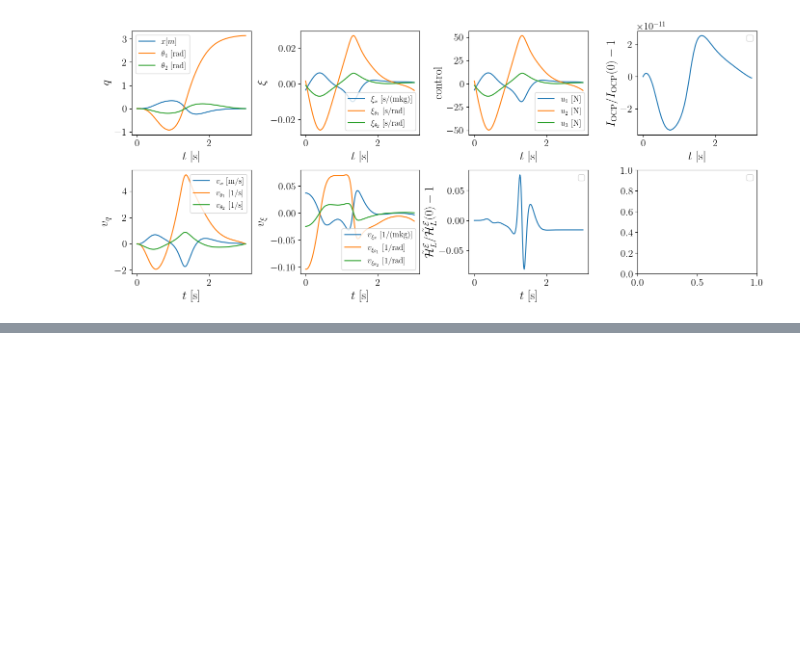
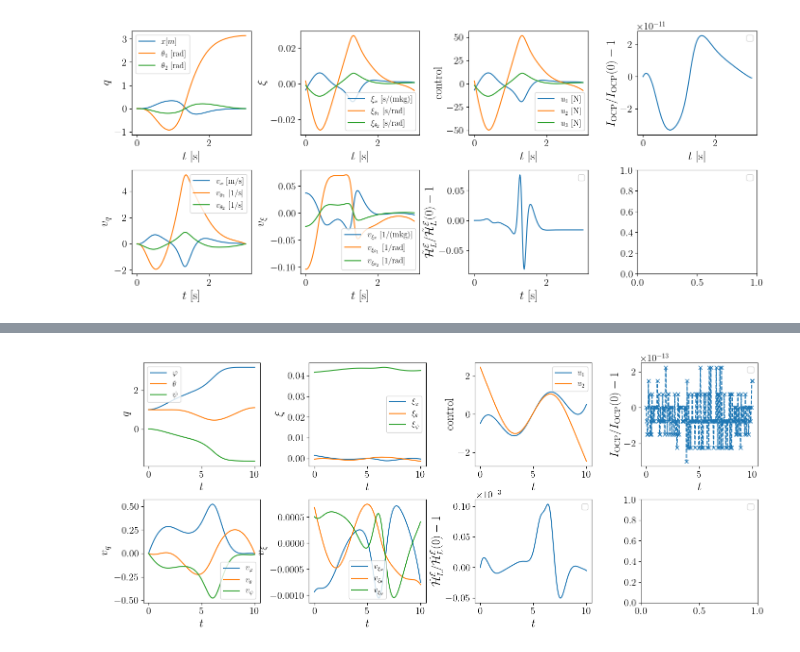
Before and after one commit to Institute-of-Applied-Dynamics/Pendulum_on_a_cart_variational_integrator_program, a Jupyter notebook: plotting_data_double_pendulum.ipynb, the cells around one changed output, grey strips where cells are left out. Drawn from its saved outputs; the diff is of its cells as text; code cells hidden in the pictures; blank space fills up the shorter version.

```diff
--- a/plotting_data_double_pendulum.ipynb
+++ b/plotting_data_double_pendulum.ipynb
@@ -157,0 +192,93 @@ No artists with labels found to put in legend.  Note that artists whose label st
+# %%
+
+plt.rcParams.update({
+    "text.usetex": True,
+    "font.family": "amsmath"
+})
+plot_data = data_rigid['data_fixeda=1g=0.5N=200.pkl'][0]
+
+
+labelfont = 18
+tickfont = 15
+legendfont = 12
+
+fig, axs = plt.subplots(2, 4,figsize=(14,6))
+times = plot_data["parameters"]["times"]
+axs[0,0].plot(times,plot_data["q_d_new"].transpose()[0],label=r'$\varphi$ ')
+axs[0,0].plot(times,plot_data["q_d_new"].transpose()[1],label=r'$\theta$ ')
+axs[0,0].plot(times,plot_data["q_d_new"].transpose()[2],label=r'$\psi$ ')
+axs[0,0].ticklabel_format(style='sci')
+axs[0,0].tick_params(labelsize=tickfont)
+axs[0,0].set_xlabel(r'$t$ ',fontsize=labelfont)
+axs[0,0].set_ylabel(r'$q$',fontsize=labelfont)
+
+axs[0,2].plot(times,plot_data["u_d_new"].transpose()[0],label=r"$u_1$")
+axs[0,2].plot(times,plot_data["u_d_new"].transpose()[1],label=r"$u_2$")
+# axs[0,2].plot(times,loaded_dict_fig1_u["u_d_new"].transpose()[2],label=r"$u_3$ [N]")
+axs[0,2].set_ylabel('control',fontsize=labelfont)
+axs[0,2].set_xlabel(r'$t$ ',fontsize=labelfont)
+
+axs[0,1].plot(times,plot_data["lambda_d_new"].transpose()[0],label=r"$\xi_{\varphi}$ ")
+axs[0,1].plot(times,plot_data["lambda_d_new"].transpose()[1],label=r"$\xi_{\theta}$ ")
+axs[0,1].plot(times,plot_data["lambda_d_new"].transpose()[2],label=r"$\xi_{\psi}$ ")
+axs[0,1].set_ylabel(r'$\xi$',fontsize=labelfont)
+axs[0,1].set_xlabel(r'$t$ ',fontsize=labelfont)
+
+axs[0,3].plot(times,(plot_data["p_y_d_new"].T[0]-plot_data["p_y_d_new"][0,0])/plot_data["p_y_d_new"][0,0],'--x')
+
+axs[0,3].set_ylabel(r'$ I_\mathrm{OCP}/I_\mathrm{OCP}(0)-1$',fontsize=labelfont)
+axs[0,3].set_xlabel(r'$t$ ',fontsize=labelfont)
+
+axs[1,0].plot(times,plot_data["v_y_d_new"].transpose()[0],label=r'$v_{\varphi}$ ')
+axs[1,0].plot(times,plot_data["v_y_d_new"].transpose()[1],label=r'$v_{\theta}$ ')
+axs[1,0].plot(times,plot_data["v_y_d_new"].transpose()[2],label=r'$v_{\psi}$ ')
+axs[1,0].set_ylabel(r'$v_q$',fontsize=labelfont)
+axs[1,0].set_xlabel(r'$t$',fontsize=labelfont)
+
+axs[1,1].plot(times,plot_data["v_y_d_new"].transpose()[3],label=r'$v_{\xi_{\varphi}}$ ')
+axs[1,1].plot(times,plot_data["v_y_d_new"].transpose()[4],label=r'$v_{\xi_{\theta}}$ ')
+axs[1,1].plot(times,plot_data["v_y_d_new"].transpose()[5],label=r'$v_{\xi_{\psi}}$ ')
+axs[1,1].set_ylabel(r'$v_{\xi}$',fontsize=labelfont)
+axs[1,1].set_xlabel(r'$t$ ',fontsize=labelfont)
+
+axs[1,2].plot(times,1e3*(plot_data["H_control_new"]-plot_data["H_control_new"][0])/(plot_data["H_control_new"][0]))
+axs[1,2].set_ylabel(r'$\tilde{\mathcal{H}}_L^\mathcal{E}/\tilde{\mathcal{H}}_L^\mathcal{E}(0)-1$',fontsize=labelfont)
+axs[1,2].set_xlabel(r'$t$ ',fontsize=labelfont)
+
+fig.text(0.56,0.48,r'$\times10^{-3}$',fontsize=tickfont)
+
+
+# start_k =0
+# end_k = start_k+49
+
+# basis_vects=basis_rigid_body_evo
+# ax = plt.figure().add_subplot(projection='3d')
+# for k_val in range(1,len(basis_rigid_body_evo[0]),7):
+#     ax.quiver(0,0,0,*(basis_vects[0][k_val]),length=0.051,normalize=True,color='blue')
+#     ax.quiver(0,0,0,*(basis_vects[1][k_val]),length=0.051,normalize=True,color='green')
+#     ax.quiver(0,0,0,*(basis_vects[2][k_val]),length=0.051,normalize=True,color='orange')
+# # k_val = -1
+# # ax.quiver(0,0,0,*(basis_vects[0][k_val]),length=0.051,normalize=True,color='blue')
+# # ax.quiver(0,0,0,*(basis_vects[1][k_val]),length=0.051,normalize=True,color='green')
+# # ax.quiver(0,0,0,*(basis_vects[2][k_val]),length=0.051,normalize=True,color='orange')
+# for tmp,tmpc in zip(basis_rigid_body_evo[:,1],['darkblue','darkgreen','darkorange']):
+#     ax.quiver(0,0,0,*(tmp),length=0.056,normalize=True,color=tmpc)
+# for tmp,tmpc in zip(plot_data['parameters']['rT'],['deepskyblue','lime','yellow']):
+#     ax.quiver(0,0,0,*(tmp),length=0.056,normalize=True,color=tmpc)
+# ax.view_init(elev=20,azim=108,roll=0)
+# ax.set_xlabel(r'x',fontsize=labelfont)
+# ax.set_ylabel(r'y',fontsize=labelfont)
+# ax.set_zlabel(r'z',fontsize=labelfont)
+
+plt.tight_layout()
+
+for tmpouter in axs:
+    for tmp in tmpouter:
+        tmp.tick_params(labelsize=tickfont)
+        tmp.legend(fontsize=legendfont)
+        txt = tmp.yaxis.get_offset_text()
+        txt.set_fontsize(tickfont)
+
+
+plt.savefig('rigid_body_evolution.pdf',bbox_inches='tight',edgecolor=fig.get_edgecolor())
+# %% [output]
@@ -157,0 +288 @@ No artists with labels found to put in legend.  Note that artists whose label st
+[figure, added]
```
Also changed, not shown: parts of 5 cells of this notebook, 5 other files.
